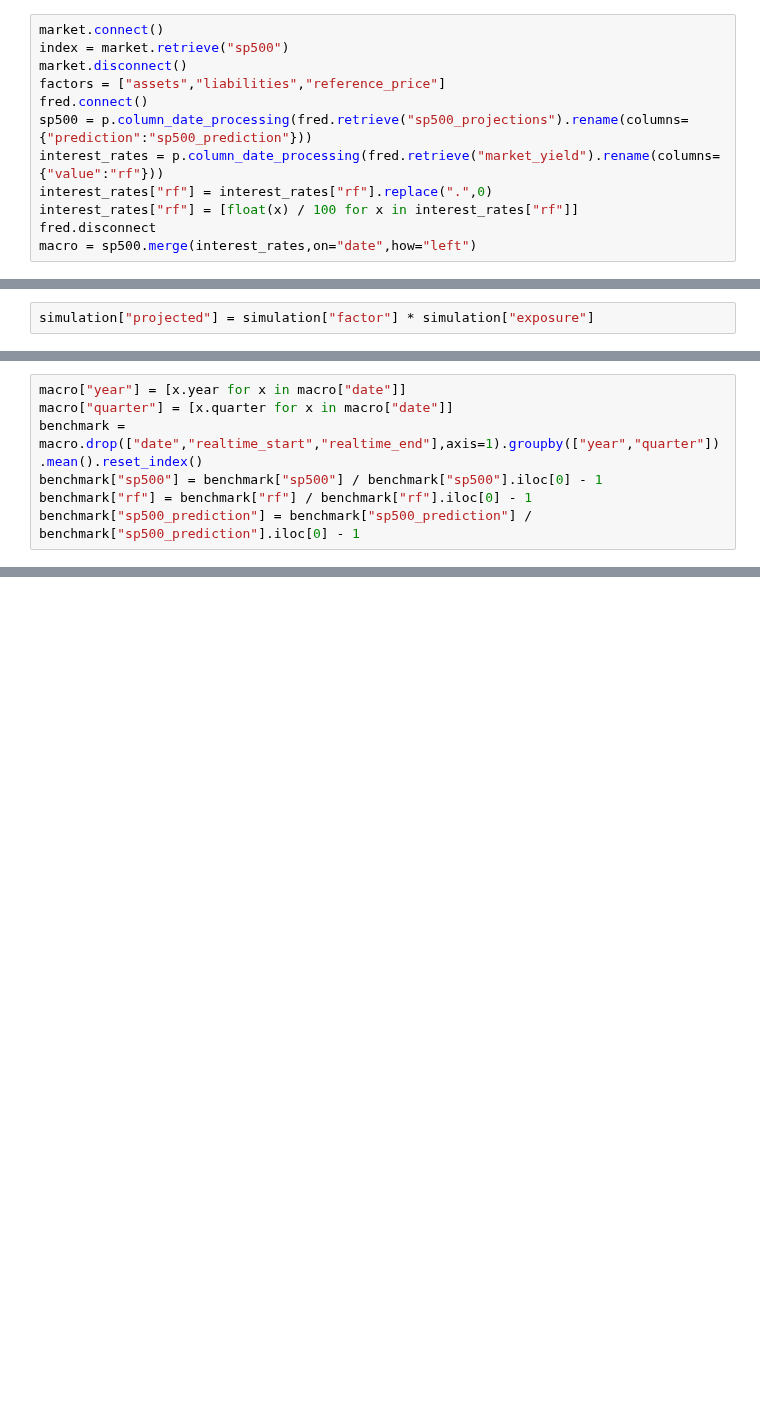
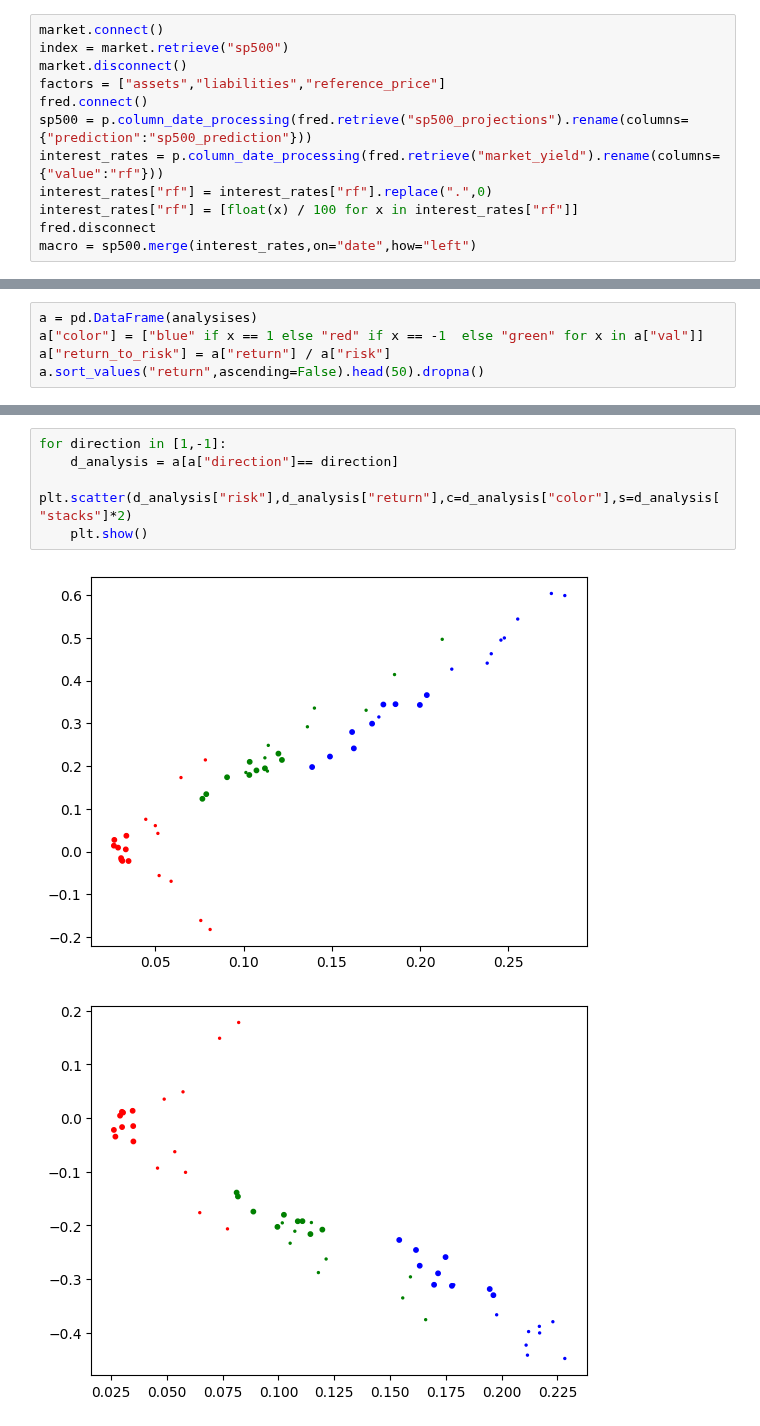
Before and after one commit to chung-ejy/sapling, a Jupyter notebook: fs_analysis_manual.ipynb, the cells around one changed output, grey strips where cells are left out. Saved outputs shown, nothing was run; the diff lists cells and outputs as text; blank space fills up the shorter version.

Commit message:
analysis improvements

```diff
--- a/fs_analysis_manual.ipynb
+++ b/fs_analysis_manual.ipynb
@@ -119,2 +212,0 @@ simulation["exposure"] = [1 if x <= simulation["rank"].max() * 0.1 or x > simula
-# %%
-simulation["projected"] = simulation["factor"] * simulation["exposure"]
@@ -176,7 +251,0 @@ plt.show()
-# %%
-macro["year"] = [x.year for x in macro["date"]]
-macro["quarter"] = [x.quarter for x in macro["date"]]
-benchmark = macro.drop(["date","realtime_start","realtime_end"],axis=1).groupby(["year","quarter"]).mean().reset_index()
-benchmark["sp500"] = benchmark["sp500"] / benchmark["sp500"].iloc[0] - 1
-benchmark["rf"] = benchmark["rf"] / benchmark["rf"].iloc[0] - 1
-benchmark["sp500_prediction"] = benchmark["sp500_prediction"] / benchmark["sp500_prediction"].iloc[0] - 1
@@ -255,0 +322,5 @@ sim
+# %%
+a = pd.DataFrame(analysises)
+a["color"] = ["blue" if x == 1 else "red" if x == -1  else "green" for x in a["val"]]
+a["return_to_risk"] = a["return"] / a["risk"]
+a.sort_values("return",ascending=False).head(50).dropna()
@@ -255,0 +345,8 @@ sim
+# %%
+for direction in [1,-1]:
+    d_analysis = a[a["direction"]== direction]
+    plt.scatter(d_analysis["risk"],d_analysis["return"],c=d_analysis["color"],s=d_analysis["stacks"]*2)
+    plt.show()
+# %% [output]
+[figure, added]
+[figure, added]
```
Also changed, not shown: parts of 27 cells of this notebook, 3 other files.
